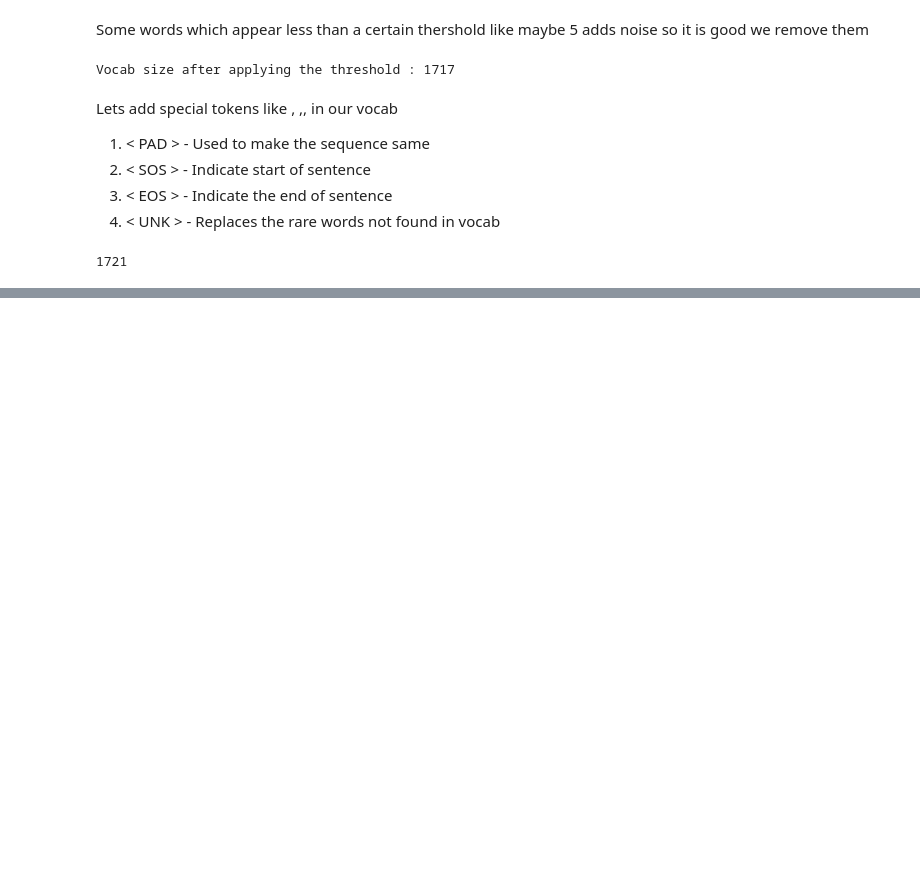
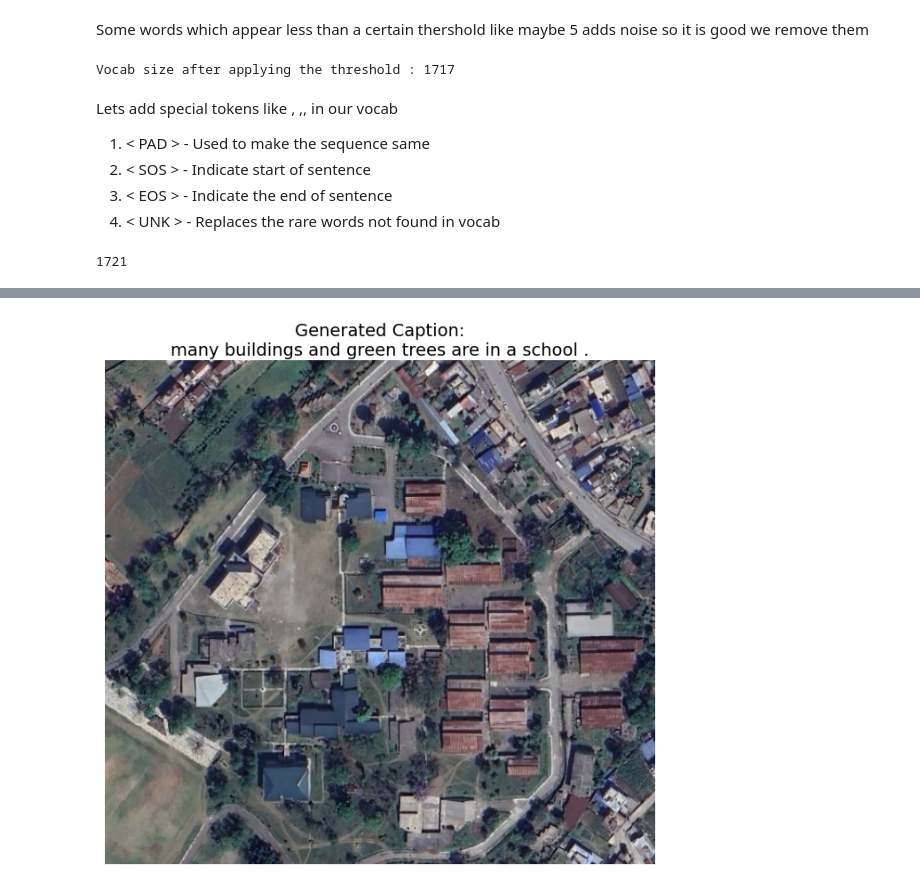
Before and after one commit to Suyog-16/rsicd-image-captioning, a Jupyter notebook: notebooks/EDA_RSICD.ipynb, the cells around one changed output, grey strips where cells are left out. Drawn from its saved outputs; the diff is of its cells as text; code cells hidden in the pictures; blank space fills up the shorter version.

Commit message:
inference check real images

```diff
--- a/notebooks/EDA_RSICD.ipynb
+++ b/notebooks/EDA_RSICD.ipynb
@@ -238,6 +238,7 @@ class ImageCaptioningModel(nn.Module):
     def forward(self,image,captions):
         features = self.encoder(image)
         output = self.decoder(captions,features)
+        return output
 # %%
 Encoded_dim = 1280 # this becuase of efficientNet
 Projected_dim = 512
@@ -246,26 +247,27 @@ encoder = Encoder(encoded_dim=Encoded_dim,projection_dim=Projected_dim)
 decoder = Decoder(embed_dim=Projected_dim,hidden_dim=512,vocab_size=len(vocab))
 # %%
 base_model = ImageCaptioningModel(encoder,decoder)
-EPOCHS = 50
+EPOCHS = 10
 
-criterion = nn.CrossEntropyLoss()
+criterion = nn.CrossEntropyLoss(ignore_index=word2idx['<PAD>'])
 
 optimizer = torch.optim.Adam(base_model.parameters(),lr = 0.001)
 # %%
 from torch.nn.utils.rnn import pad_sequence
 
+import random
 def collate_fn(batch):
     images = []
     captions = []
     for item in batch:
         img = item['x']
-        cap = item['captions'][0]  # just pick first caption for now
+        cap = random.choice(item['captions'])  # Randomly select one caption
         cap_tokens = preprocess(cap)
         cap_indices = caption_to_indices(cap_tokens, word2idx)
         images.append(img)
         captions.append(torch.tensor(cap_indices))
 
-    images = torch.stack(images)  # (B, 3, 224, 224)
+    images = torch.stack(images)
     captions = pad_sequence(captions, batch_first=True, padding_value=word2idx['<PAD>'])
     return images, captions
 # %%
@@ -304,0 +477,69 @@ AttributeError: 'NoneType' object has no attribute 'reshape'
+# %%
+import torch
+from PIL import Image
+from torchvision import transforms
+import matplotlib.pyplot as plt
+
+# Set device
+device = torch.device("cuda" if torch.cuda.is_available() else "cpu")
+print(f"Using device: {device}")
+
+# Initialize model (must match the architecture used during training)
+encoder = Encoder(encoded_dim=Encoded_dim, projection_dim=Projected_dim)
+decoder = Decoder(embed_dim=Projected_dim, hidden_dim=512, vocab_size=len(vocab))
+model = ImageCaptioningModel(encoder, decoder).to(device)
+
+# Load the saved model
+final_model_path = "checkpoints/final_model.pt"
+checkpoint = torch.load(final_model_path, map_location=device)
+model.load_state_dict(checkpoint['model_state_dict'])
+print(f"Loaded model from epoch {checkpoint['epoch']}")
+
+# Image preprocessing (matches RSICD dataset)
+preprocess = transforms.Compose([
+    transforms.Resize((224, 224)),  # Resize to 224x224
+    transforms.ToTensor(),          # Convert to tensor
+    # Add normalization if used in training, e.g.,
+    # transforms.Normalize(mean=[0.485, 0.456, 0.406], std=[0.229, 0.224, 0.225])
+])
+
+# Inference function
+def generate_caption(model, image, word2idx, idx2word, max_length=20, device=device):
+    model.eval()
+    with torch.no_grad():
+        image = image.to(device).unsqueeze(0)  # (1, 3, 224, 224)
+        features = model.encoder(image)  # (1, embed_dim)
+        caption = [word2idx['<SOS>']]
+        for _ in range(max_length):
+            inputs = torch.tensor(caption, device=device).unsqueeze(0)  # (1, T)
+            outputs = model.decoder(inputs, features)  # (1, T+1, vocab_size)
+            next_word = outputs[:, -1, :].argmax(dim=-1)  # (1,)
+            caption.append(next_word.item())
+            if next_word.item() == word2idx['<EOS>']:
+                break
+        return [idx2word[idx] for idx in caption[1:-1]]  # Exclude <SOS> and <EOS>
+
+# Load and preprocess custom image
+image_path ="notebooks/wrc.png"  # Replace with your image path
+try:
+    custom_image = Image.open(image_path).convert("RGB")  # Load image and convert to RGB
+    custom_image_tensor = preprocess(custom_image)  # Apply preprocessing
+    print(f"Loaded and preprocessed image: {image_path}")
+
+    # Generate caption
+    generated_caption = generate_caption(model, custom_image_tensor, word2idx, idx2word)
+    caption_text = " ".join(generated_caption)
+    print(f"Generated Caption: {caption_text}")
+
+    # -------- Matplotlib Visualization --------
+    plt.figure(figsize=(8, 8))
+    plt.imshow(custom_image)  # Show original image (not tensor, so caption aligns visually)
+    plt.axis("off")
+    plt.title(f"Generated Caption:\n{caption_text}", fontsize=14, wrap=True)
+    plt.show()
+
+except FileNotFoundError:
+    print(f"Error: Image file not found at {image_path}")
+except Exception as e:
+    print(f"Error processing image: {e}")
+# %% [output]
@@ -304,0 +550 @@ AttributeError: 'NoneType' object has no attribute 'reshape'
+[figure, added]
```
Also changed, not shown: parts of 6 cells of this notebook, 3 other files.
